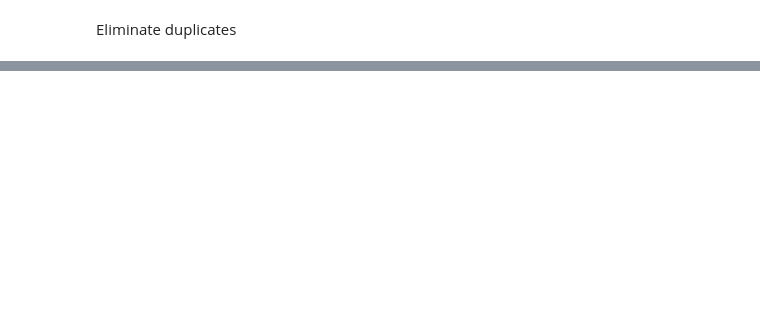
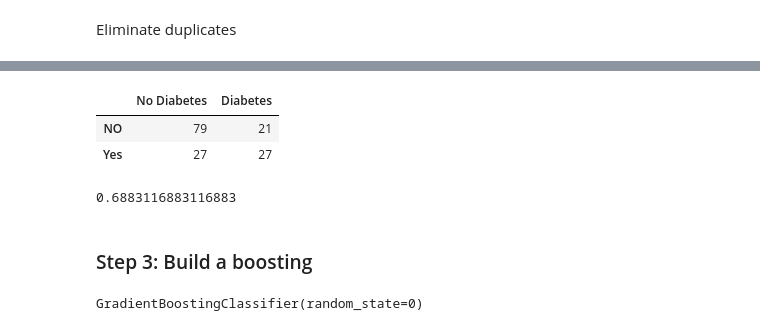
Before and after one commit to remelop03/Boosting_Algorithms_Project, a Jupyter notebook: src/explore.ipynb, the cells around one changed output, grey strips where cells are left out. Drawn from its saved outputs; the diff is of its cells as text; code cells hidden in the pictures; blank space fills up the shorter version.

```diff
--- a/src/explore.ipynb
+++ b/src/explore.ipynb
@@ -39,9 +38,4 @@ data_c = data.drop_duplicates().reset_index(drop = True)
 X = data_c.drop(['Outcome'], axis=1)
 Y = data_c[['Outcome']]
 # %%
-X_train, X_test, y_train, y_test = train_test_split(X, Y, test_size=0.15)
+X_train, X_test, y_train, y_test = train_test_split(X, Y, test_size=0.20)
-# %%
-from xgboost import XGBClassifier
-
-model = XGBClassifier(n_estimators = 200, learning_rate = 0.001, random_state = 42)
-model.fit(X_train, y_train)
@@ -79,0 +42,6 @@ Mean squared error: 0.3103448275862069
+# %%
+# Create Decision Tree classifer object
+dt = DecisionTreeClassifier()
+
+# Train Decision Tree Classifer
+dt.fit(X_train, y_train)
@@ -79,0 +50,4 @@ Mean squared error: 0.3103448275862069
+# %%
+#Predict the response for test dataset
+y_pred_dt = dt.predict(X_test)
+y_pred_dt
@@ -79,0 +62,19 @@ Mean squared error: 0.3103448275862069
+# %%
+confusion_dt = pd.DataFrame(confusion_matrix(y_test, y_pred_dt),columns=['No Diabetes', 'Diabetes'], index=['NO', 'Yes'])
+confusion_dt
+# %% [output]
+|  | No Diabetes | Diabetes |
+| NO | 79 | 21 |
+| Yes | 27 | 27 |
+# %%
+accuracy=metrics.accuracy_score(y_test, y_pred_dt)
+accuracy
+# %% [output]
+0.6883116883116883
+# %% [markdown]
+### Step 3: Build a boosting
+# %%
+gbrt = GradientBoostingClassifier(random_state = 0)
+gbrt.fit(X_train, y_train)
+# %% [output]
+GradientBoostingClassifier(random_state=0)
```
Also changed, not shown: parts of 16 cells of this notebook, 1 other file.
